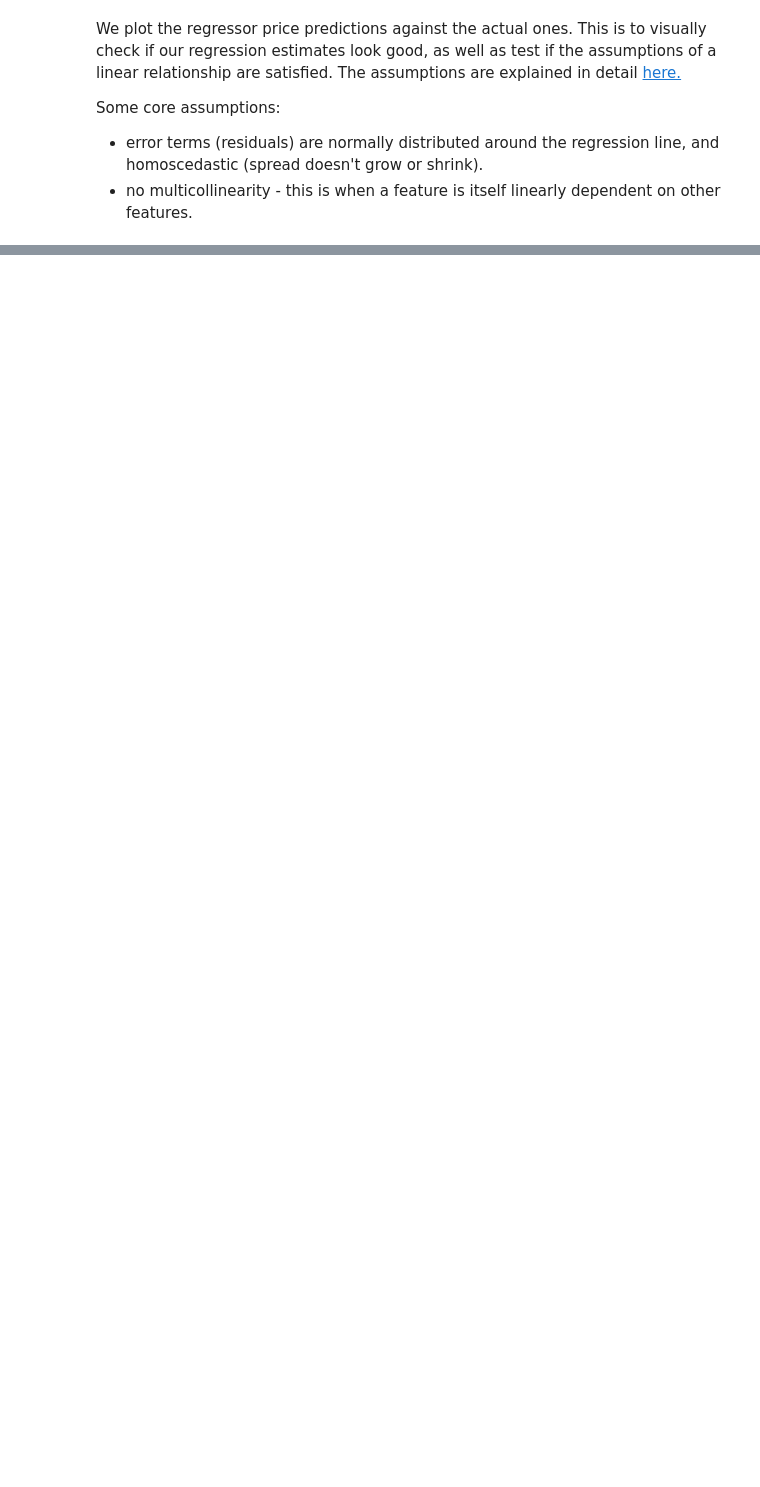
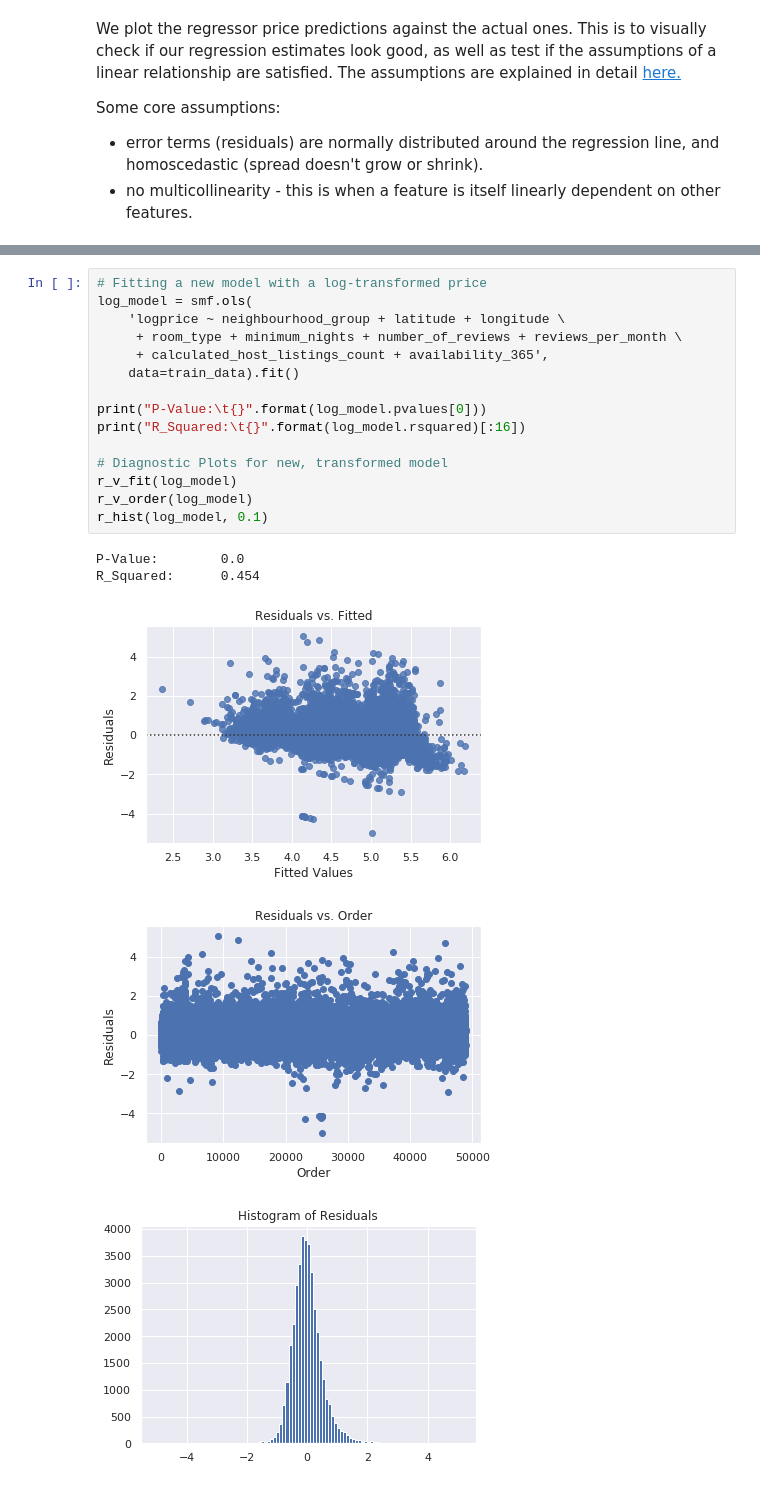
Before and after one commit to adamhoward56/Airbnb, a Jupyter notebook: cmsc320-airbnb-final-data-exploration.ipynb, the cells around one changed output, grey strips where cells are left out. Drawn from its saved outputs; the diff is of its cells as text; blank space fills up the shorter version.

```diff
--- a/cmsc320-airbnb-final-data-exploration.ipynb
+++ b/cmsc320-airbnb-final-data-exploration.ipynb
@@ -405,0 +455,21 @@ Things to do:
+# %%
+# Fitting a new model with a log-transformed price
+log_model = smf.ols(
+    'logprice ~ neighbourhood_group + latitude + longitude \
+     + room_type + minimum_nights + number_of_reviews + reviews_per_month \
+     + calculated_host_listings_count + availability_365',
+    data=train_data).fit()
+
+print("P-Value:\t{}".format(log_model.pvalues[0]))
+print("R_Squared:\t{}".format(log_model.rsquared)[:16])
+
+# Diagnostic Plots for new, transformed model
+r_v_fit(log_model)
+r_v_order(log_model)
+r_hist(log_model, 0.1)
+# %% [output]
+P-Value:        0.0
+R_Squared:      0.454
+[figure, added]
+[figure, added]
+[figure, added]
```
Also changed, not shown: parts of 10 cells of this notebook, 1 other file.
